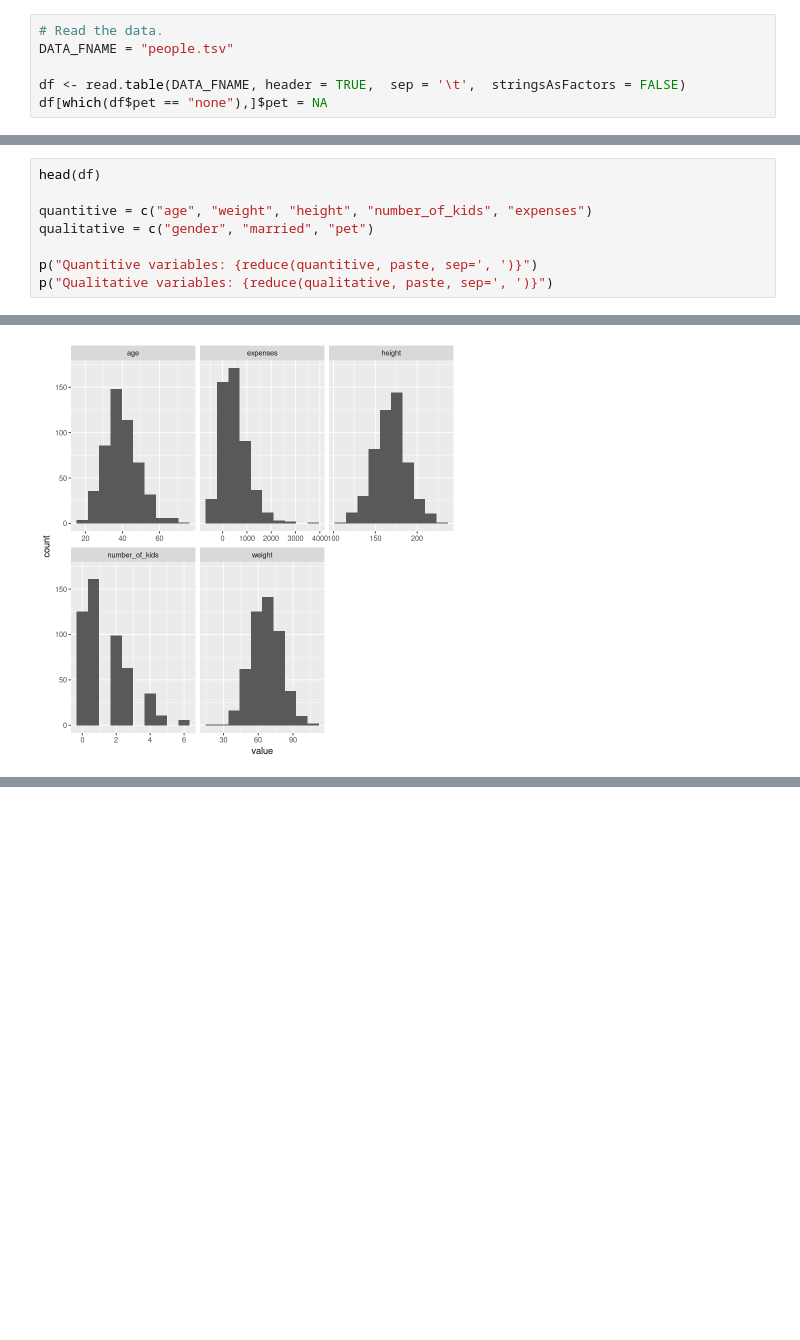
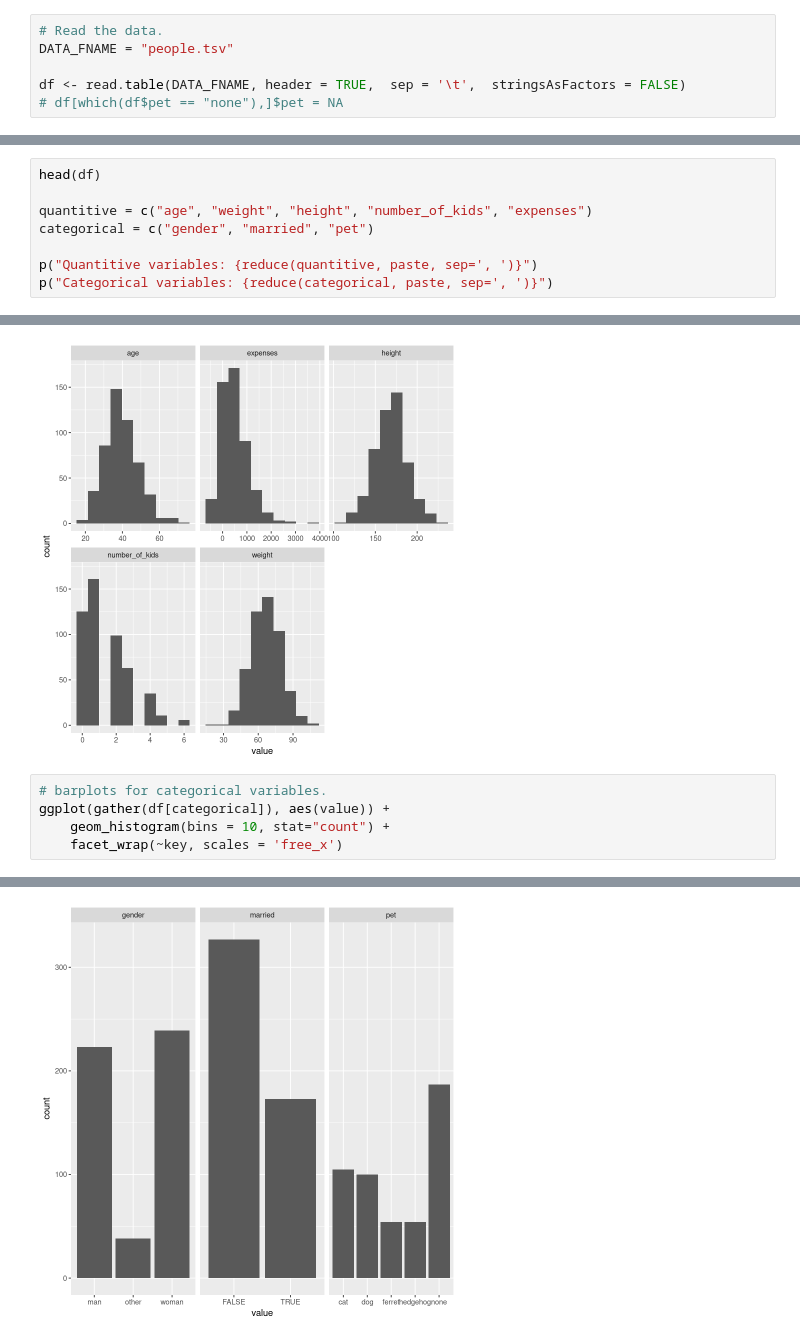
Before and after one commit to bieganski/stat, a Jupyter notebook: ex1/solution.ipynb, the cells around one changed output, grey strips where cells are left out. Cells and saved outputs as stored; diff of their text form; blank space fills up the shorter version.

```diff
--- a/ex1/solution.ipynb
+++ b/ex1/solution.ipynb
@@ -33,7 +50,7 @@ id = function(x) x
 DATA_FNAME = "people.tsv"
 
 df <- read.table(DATA_FNAME, header = TRUE,  sep = '\t',  stringsAsFactors = FALSE)
-df[which(df$pet == "none"),]$pet = NA
+# df[which(df$pet == "none"),]$pet = NA
 # %%
 p("Number of observations: {nrow(df)}")
 # %% [output]
@@ -42,10 +59,10 @@ Number of observations: 500
 head(df)
 
 quantitive = c("age", "weight", "height", "number_of_kids", "expenses")
-qualitative = c("gender", "married", "pet")
+categorical = c("gender", "married", "pet")
 
 p("Quantitive variables: {reduce(quantitive, paste, sep=', ')}")
-p("Qualitative variables: {reduce(qualitative, paste, sep=', ')}")
+p("Categorical variables: {reduce(categorical, paste, sep=', ')}")
 # %% [output]
 A data.frame: 6 × 8
 |  | age | weight | height | gender | married | number_of_kids | pet | expenses |
@@ -81,3 +100,9 @@ ggplot(gather(df[quantitive]), aes(value)) +
     facet_wrap(~key, scales = 'free_x')
 # %% [output]
 [figure]
+# %%
+# barplots for categorical variables.
+ggplot(gather(df[categorical]), aes(value)) +
+    geom_histogram(bins = 10, stat="count") +
+    facet_wrap(~key, scales = 'free_x')
+# %% [output]
@@ -83,0 +111 @@ ggplot(gather(df[quantitive]), aes(value)) +
+[figure, added]
```
Also changed, not shown: parts of 30 cells of this notebook.
